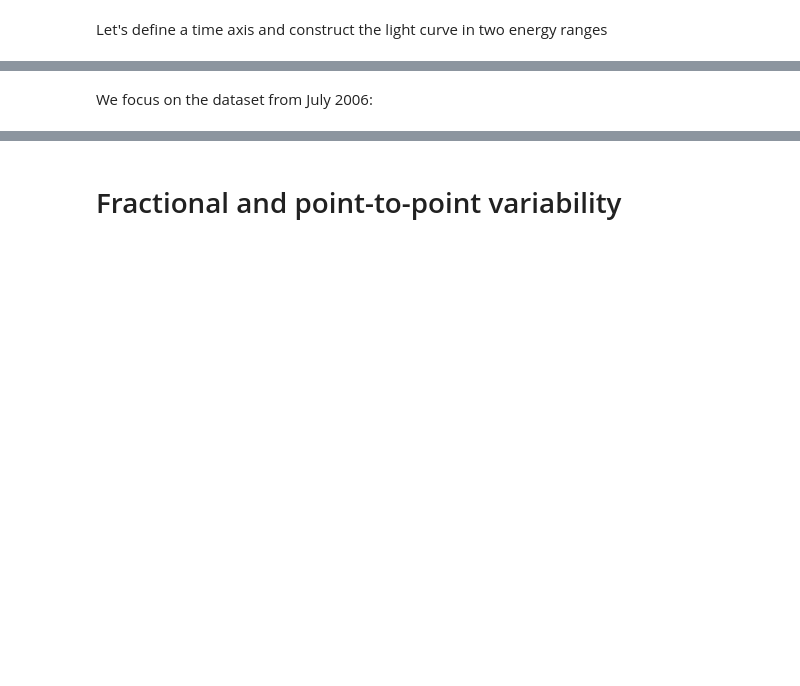
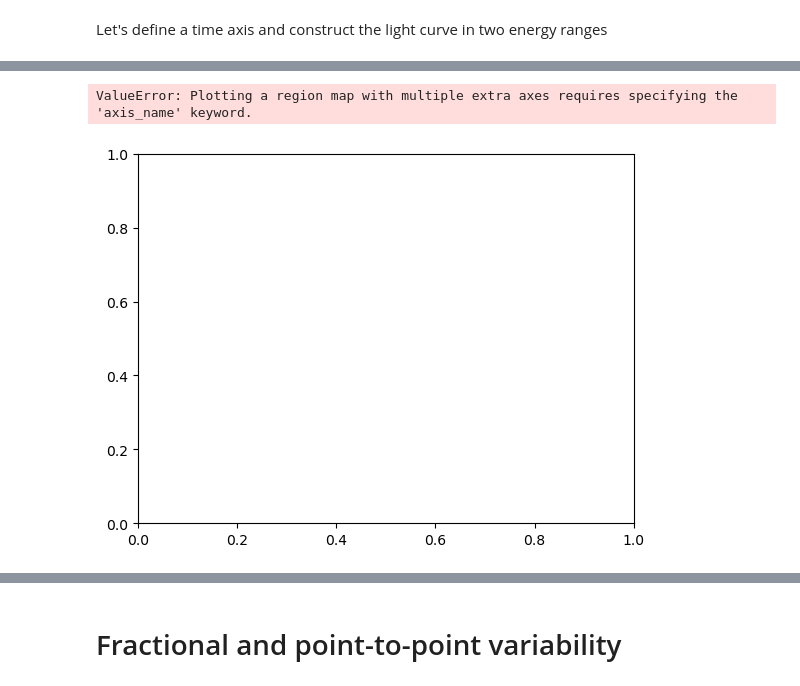
Before and after one commit to bkhelifi/CADS_2024, a Jupyter notebook: Beginners_handson/5. Timing analysis/5. Timing analysis - correction.ipynb, the cells around one changed output, grey strips where cells are left out. Drawn from its saved outputs; the diff is of its cells as text; code cells hidden in the pictures; blank space fills up the shorter version.

```diff
--- a/Beginners_handson/5. Timing analysis/5. Timing analysis - correction.ipynb
+++ b/Beginners_handson/5. Timing analysis/5. Timing analysis - correction.ipynb
@@ -384,14 +287,22 @@ time_intervals
-# %% [markdown]
-We focus on the dataset from July 2006:
-# %%
-datasets_joint = datasets_joint[:-7]
-time_intervals = time_intervals[:-7]
 # %%
 energy_lo = [e_min.value, e_median.value] * e_min.unit
 energy_hi = [e_median.value, e_max.value] * e_max.unit
 energy_all = [e_min.value, e_max.value] * e_min.unit
 
 e_ranges = [energy_lo, energy_hi, energy_all]
+# %%
+lc_maker = LightCurveEstimator(energy_edges=[e_min, e_median, e_max],
+                               source=model_best_joint.name,
+                               time_intervals=time_intervals,
+                               selection_optional=["errn-errp", "ul", "scan"],
+                               n_jobs=6,
+                              )
+lc = lc_maker.run(datasets_joint)
+# %%
+lc.plot(sed_type="flux", time_format="mjd",)
+# %% [output]
+ValueError: Plotting a region map with multiple extra axes requires specifying the 'axis_name' keyword.
+[figure, added]
 # %%
 lcs = []
 
```
Also changed, not shown: parts of 31 cells of this notebook.
